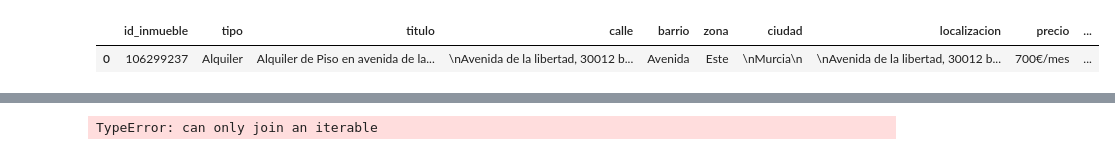
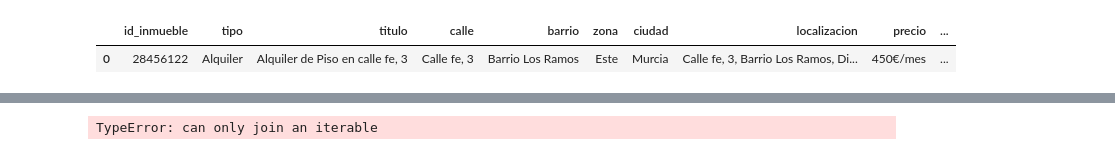
Before and after one commit to Tamgama/scraping, a Jupyter notebook: soporte/pruebas/limpieza.ipynb, the cells around one changed output, grey strips where cells are left out. Cells and saved outputs as stored; diff of their text form; code cells hidden in the pictures.

```diff
--- a/soporte/pruebas/limpieza.ipynb
+++ b/soporte/pruebas/limpieza.ipynb
@@ -8,6 +8,6 @@ pd.set_option('display.max_colwidth', None)
 # %%
-alquiler = pd.read_csv("alquileres-corregido.csv")
+alquiler = pd.read_csv("../../src/alquileres-corregido.csv")
 alquiler.head(1)
 # %% [output]
 |  | id_inmueble | tipo | titulo | calle | barrio | zona | ciudad | localizacion | precio | ... |
-| 0 | 106299237 | Alquiler | Alquiler de Piso en avenida de la... | \nAvenida de la libertad, 30012 b... | Avenida | Este | \nMurcia\n | \nAvenida de la libertad, 30012 b... | 700€/mes | ... |
+| 0 | 28456122 | Alquiler | Alquiler de Piso en calle fe, 3 | Calle fe, 3 | Barrio Los Ramos | Este | Murcia | Calle fe, 3, Barrio Los Ramos, Di... | 450€/mes | ... |
```
Also changed, not shown: parts of 20 cells of this notebook, 4 other files.
